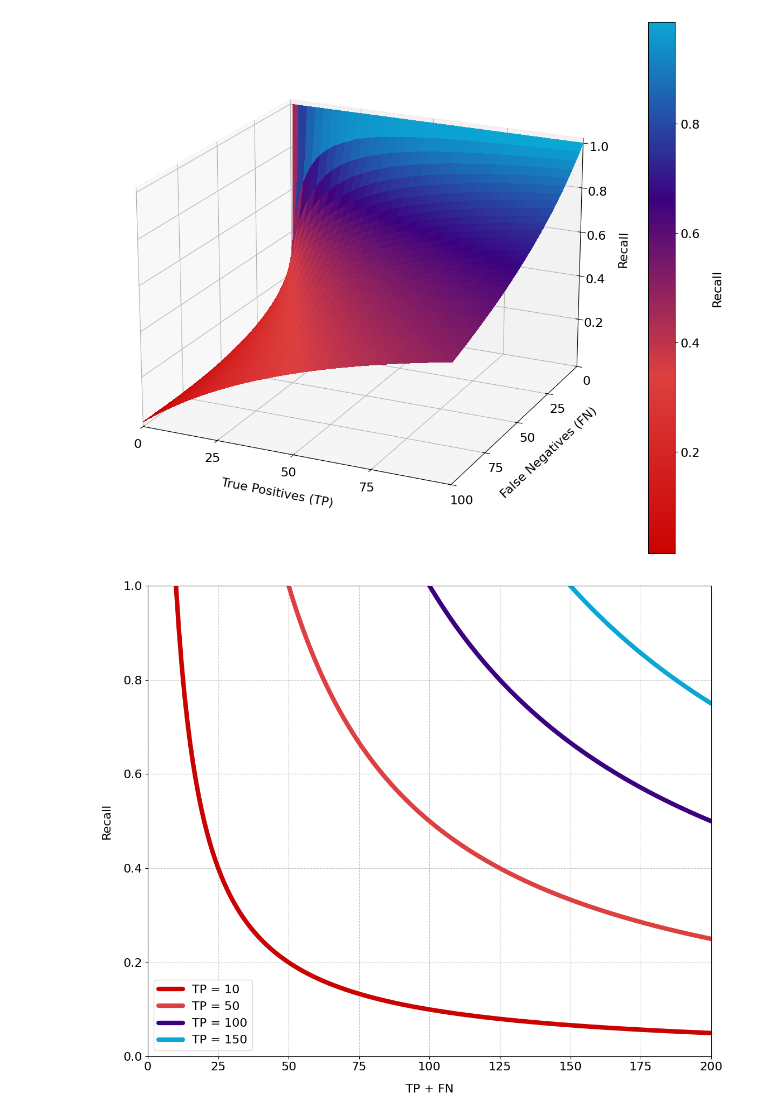
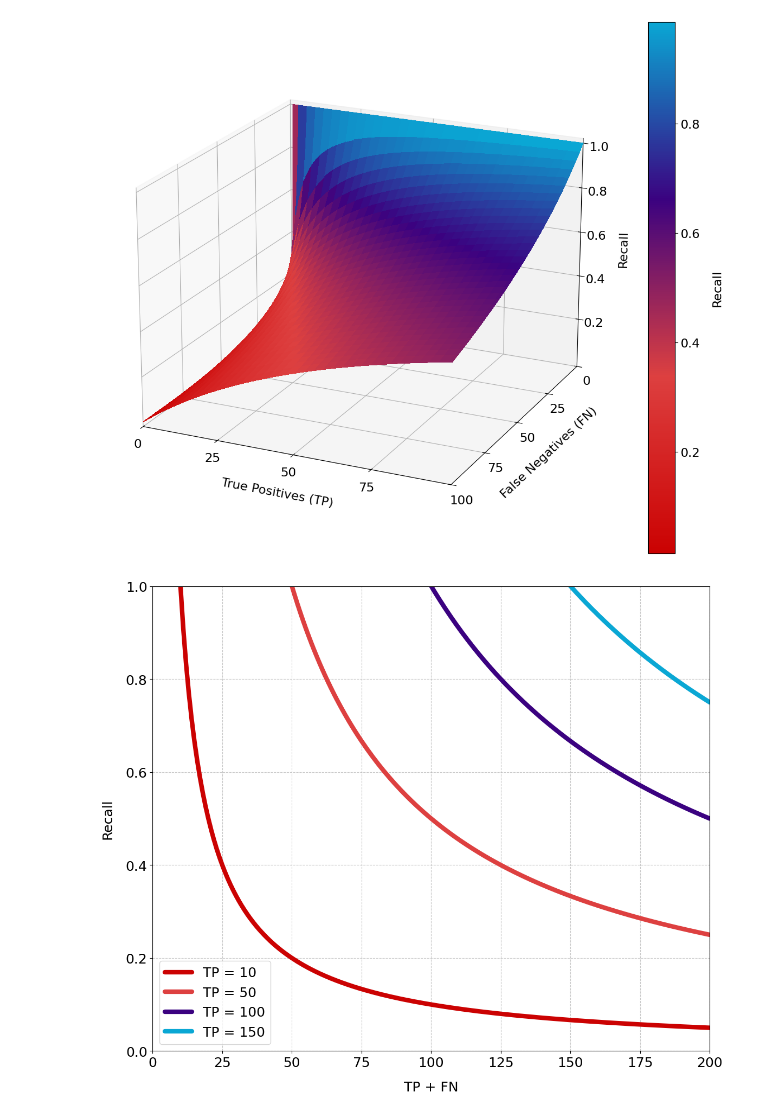
Before and after one commit to NannyML/The-Little-Book-of-ML-Metrics, a Jupyter notebook: classification_plots.ipynb, the cells around one changed output. Drawn from its saved outputs; the diff is of its cells as text; code cells hidden in the pictures.

Commit message:
adjust font size

```diff
--- a/classification_plots.ipynb
+++ b/classification_plots.ipynb
@@ -111,6 +111,9 @@ plt.show()
 # %%
 # Create 2D line plot of Recall vs TP + FN
 fig, ax = plt.subplots(figsize=(12, 10))
+# Increase font size for better readability
+plt.rcParams.update({'font.size': 18})
+
 
 # Create range for TP + FN
 x = np.linspace(1, 200, 200)
@@ -120,31 +123,34 @@ start_color = "#0AA7D4"
 middle_color = "#3B0280"
 end_color = "#DD4040"
 end_end_color = "#CB0202"
 
 # Define colors inspired by nml_cmap
 colors = [end_end_color, end_color, middle_color, start_color]
 
 # Calculate Recall for different TP values
 for tp, color in zip([10, 50, 100, 150], colors):
     recall = tp / x
     ax.plot(x, recall, label=f'TP = {tp}', color=color, linewidth=6, solid_capstyle='round')
 
 # Set labels and title
 ax.set_xlabel('TP + FN')
 ax.set_ylabel('Recall')
 
 # Set axis limits
 ax.set_xlim(0, 200)
 ax.set_ylim(0, 1)
 
+# Increase legend font size
+ax.legend(fontsize=16)
+
 # Add legend
 ax.legend()
 
 # Add grid
 ax.grid(True, linestyle='--', alpha=0.7)
 
 plt.tight_layout()
 plt.savefig('plots/Recall_2d_line_plot.png', dpi=300)
 plt.show()
 # %% [output]
-[figure, old version]
+[figure, new version]
```
Also changed, not shown: 1 other file.
